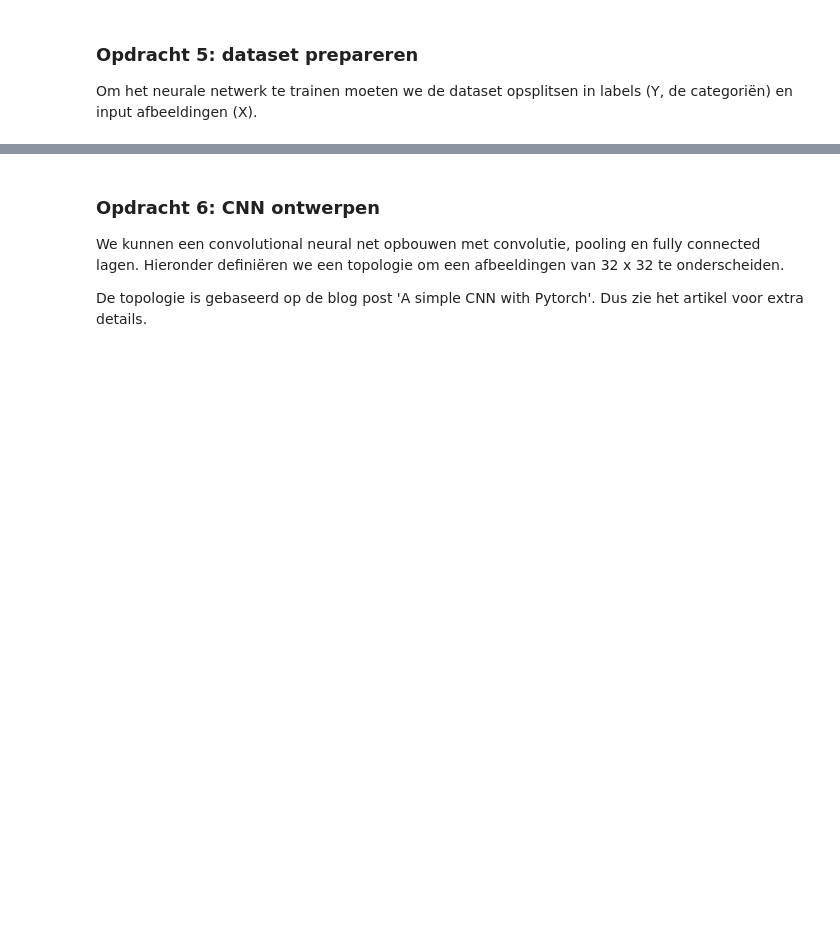
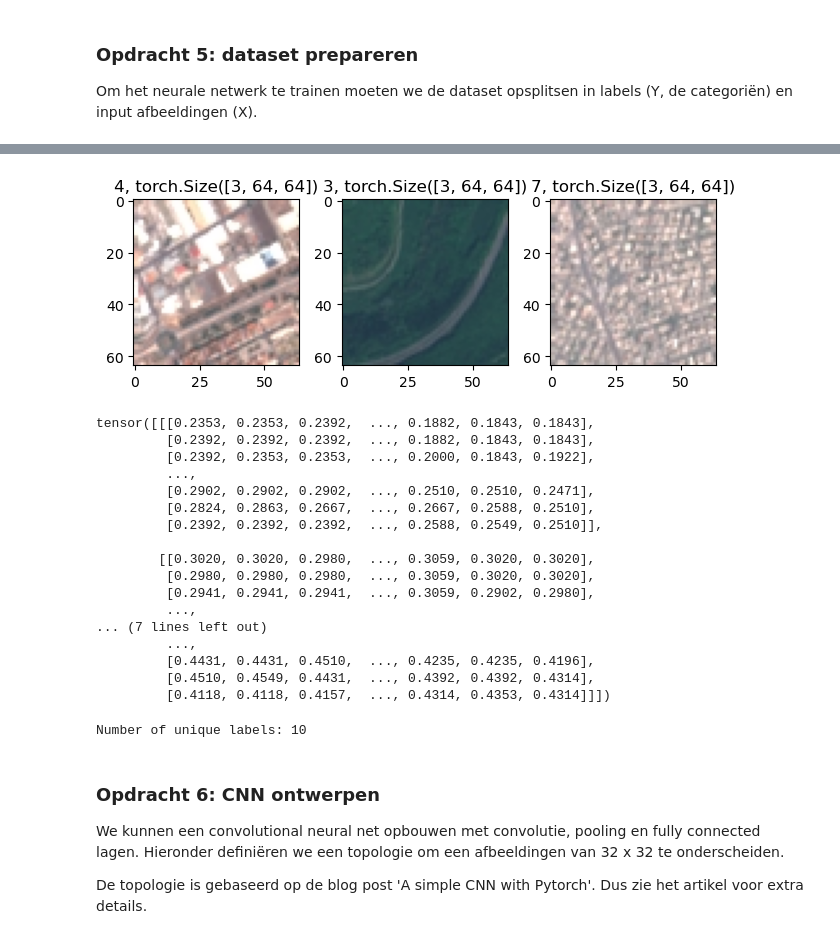
Before and after one commit to ArachDyrr/Make_AI_Work_3, a Jupyter notebook: practica/01. Beeldherkenning/Practicum/image_procssing/pytorch/convolution-neural-net-practicum2.ipynb, the cells around one changed output, grey strips where cells are left out. Saved outputs shown, nothing was run; the diff lists cells and outputs as text; code cells hidden in the pictures; blank space fills up the shorter version.

```diff
--- a/practica/01. Beeldherkenning/Practicum/image_procssing/pytorch/convolution-neural-net-practicum2.ipynb
+++ b/practica/01. Beeldherkenning/Practicum/image_procssing/pytorch/convolution-neural-net-practicum2.ipynb
@@ -747,0 +692,52 @@ show_batch(train_d, test_d,val_d)
+# %%
+# create the test, train and validation set and the dataloader
+
+# setup split data
+dataset_size = len(dataset)
+train_ratio = 0.7
+val_ratio = 0.1
+test_ratio = 0.2
+
+# Set the seed for the generator
+seed = 42
+generator = torch.Generator().manual_seed(seed)
+
+# Calculate the number of samples for each split
+train_size = int(train_ratio * dataset_size)
+val_size = int(val_ratio * dataset_size)
+test_size = dataset_size - train_size - val_size
+
+# Split the dataset into train, validation, and test sets
+train_dataset, val_dataset, test_dataset = random_split(dataset, [train_size, val_size, test_size], generator=generator)
+
+
+# Define the batch size for the DataLoader
+batch_size = 5
+
+# Create the DataLoader to load the dataset in batches
+train_d = DataLoader(train_dataset, batch_size=batch_size, shuffle=True, num_workers=2)
+test_d = DataLoader(test_dataset, batch_size=batch_size, shuffle=True, num_workers=2)
+val_d = DataLoader(val_dataset, batch_size=batch_size, shuffle=True, num_workers=2)
+
+# Show the 1st img in the dataset
+show_batch(train_d, test_d,val_d)
+print(train_dataset[0][0])
+# %% [output]
+[figure, added]
+tensor([[[0.2353, 0.2353, 0.2392,  ..., 0.1882, 0.1843, 0.1843],
+         [0.2392, 0.2392, 0.2392,  ..., 0.1882, 0.1843, 0.1843],
+         [0.2392, 0.2353, 0.2353,  ..., 0.2000, 0.1843, 0.1922],
+         ...,
+         [0.2902, 0.2902, 0.2902,  ..., 0.2510, 0.2510, 0.2471],
+         [0.2824, 0.2863, 0.2667,  ..., 0.2667, 0.2588, 0.2510],
+         [0.2392, 0.2392, 0.2392,  ..., 0.2588, 0.2549, 0.2510]],
+
+        [[0.3020, 0.3020, 0.2980,  ..., 0.3059, 0.3020, 0.3020],
+         [0.2980, 0.2980, 0.2980,  ..., 0.3059, 0.3020, 0.3020],
+         [0.2941, 0.2941, 0.2941,  ..., 0.3059, 0.2902, 0.2980],
+         ...,
+... (7 lines left out)
+         ...,
+         [0.4431, 0.4431, 0.4510,  ..., 0.4235, 0.4235, 0.4196],
+         [0.4510, 0.4549, 0.4431,  ..., 0.4392, 0.4392, 0.4314],
+         [0.4118, 0.4118, 0.4157,  ..., 0.4314, 0.4353, 0.4314]]])
@@ -748,3 +759,16 @@ show_batch(train_d, test_d,val_d)
+# %%
+# Set to store unique labels
+unique_labels = set()
+
+# Iterate over the dataloader
+for _, labels in train_d:
+    unique_labels.update(labels.tolist())
+
+# Print the number of unique labels
+num_unique_labels = len(unique_labels)
+print("Number of unique labels:", num_unique_labels)
+# %% [output]
+Number of unique labels: 10
 # %% [markdown]
 ### Opdracht 6: CNN ontwerpen
 
```
Also changed, not shown: parts of 18 cells of this notebook.
